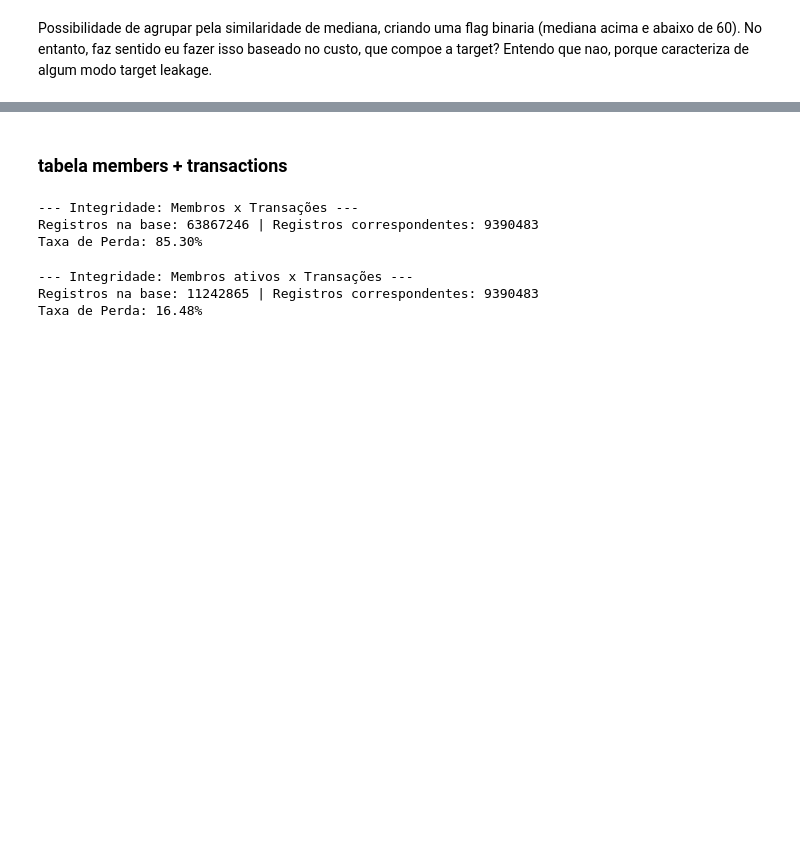
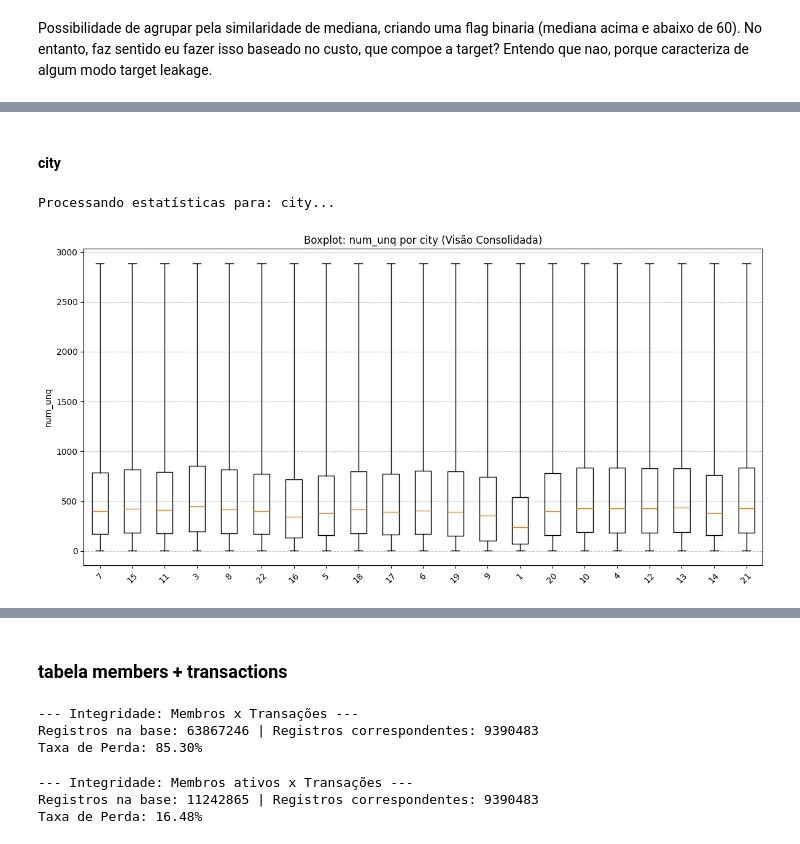
Before and after one commit to GuMauriz/datamaster, a Jupyter notebook: project.ipynb, the cells around one changed output, grey strips where cells are left out. Drawn from its saved outputs; the diff is of its cells as text; code cells hidden in the pictures; blank space fills up the shorter version.

```diff
--- a/project.ipynb
+++ b/project.ipynb
@@ -2682,0 +2700,7 @@ Processando estatísticas para: registered_via...
+# %% [markdown]
+#### city
+# %%
+plot_boxplot(df_atv_members_logs, ["city"], "num_unq", agrupar_por_safra=False)
+# %% [output]
+Processando estatísticas para: city...
+[figure, added]
```
Also changed, not shown: parts of 38 cells of this notebook.
